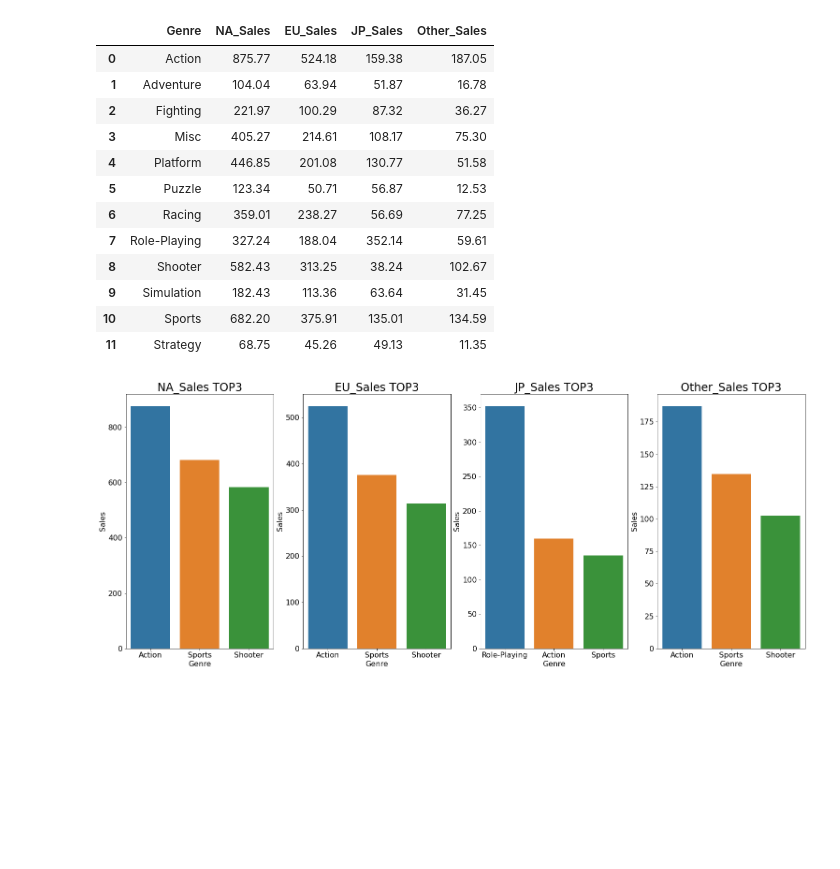
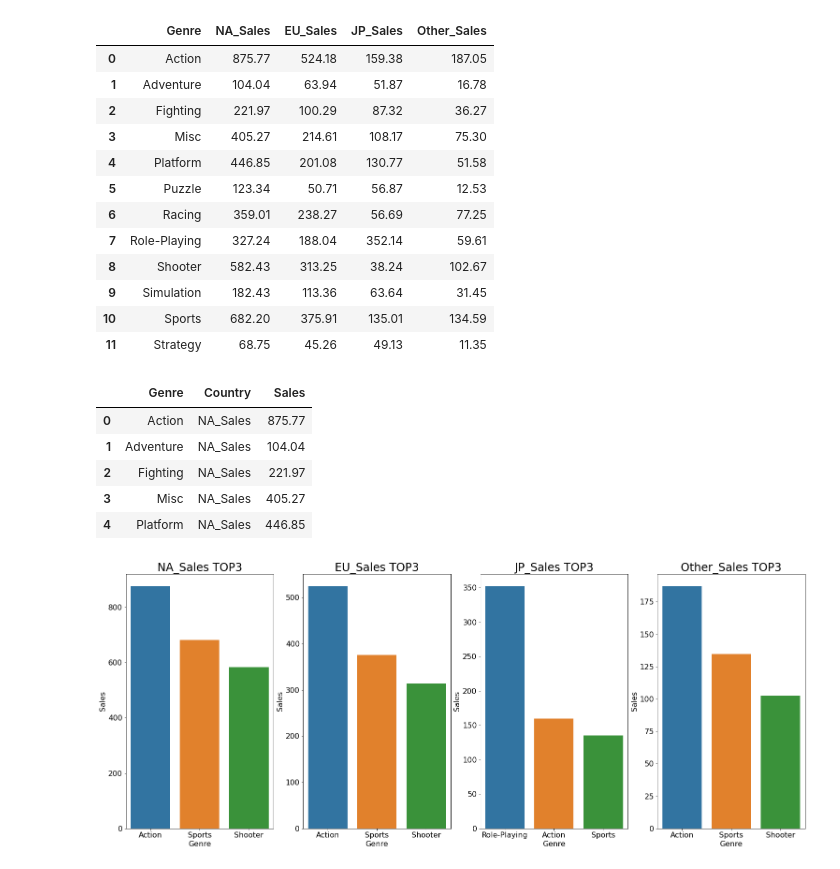
Before and after one commit to ORCT/ds-section1-project, a Jupyter notebook: Q1_genre_sale.ipynb, the cells around one changed output. Cells and saved outputs as stored; diff of their text form; code cells hidden in the pictures; blank space fills up the shorter version.

```diff
--- a/Q1_genre_sale.ipynb
+++ b/Q1_genre_sale.ipynb
@@ -62,5 +61,12 @@ import seaborn as sns
 import matplotlib.pyplot as plt
 # %%
 melted = pd.melt(group_sales, id_vars=['Genre'], value_vars=group_sales.columns[1:],var_name='Country', value_name='Sales')
-melted
+melted.head()
+# %% [output]
+|  | Genre | Country | Sales |
+| 0 | Action | NA_Sales | 875.77 |
+| 1 | Adventure | NA_Sales | 104.04 |
+| 2 | Fighting | NA_Sales | 221.97 |
+| 3 | Misc | NA_Sales | 405.27 |
+| 4 | Platform | NA_Sales | 446.85 |
 # %%
```
Also changed, not shown: parts of 7 cells of this notebook.
